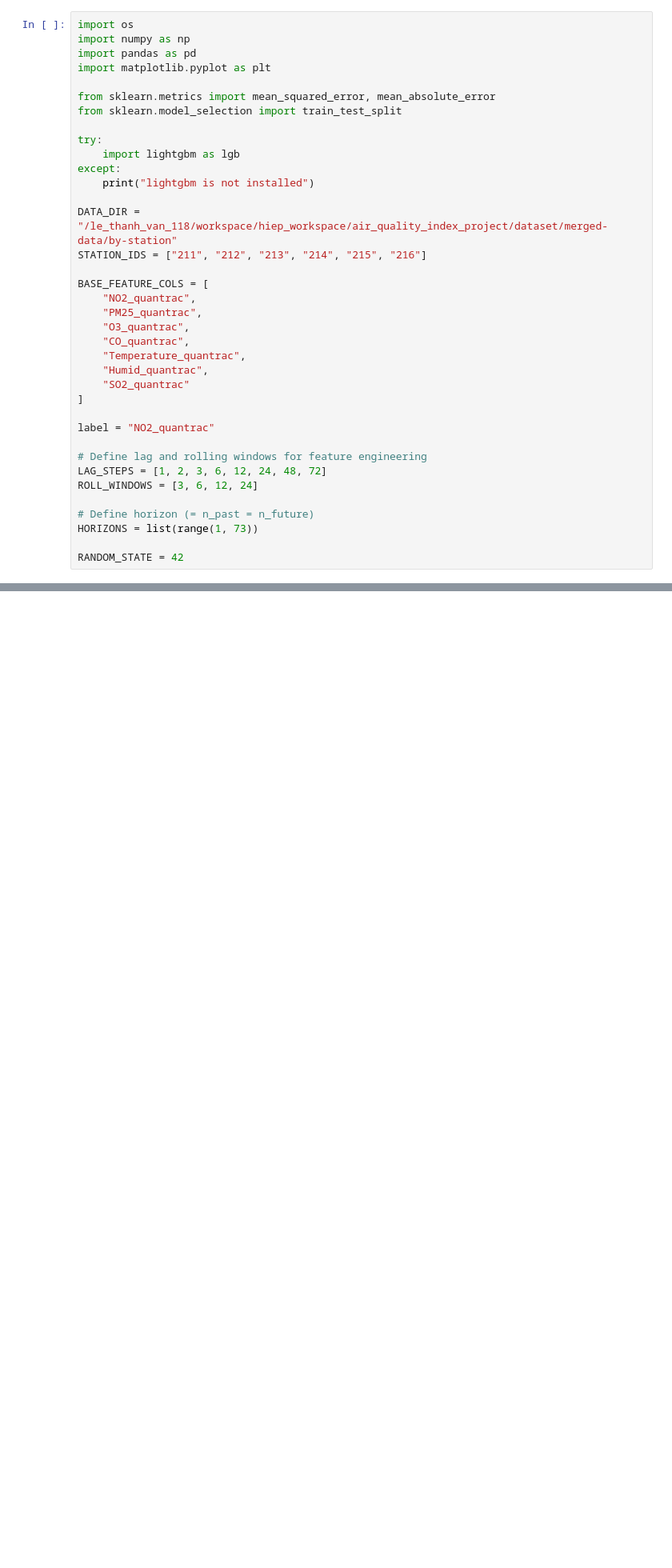
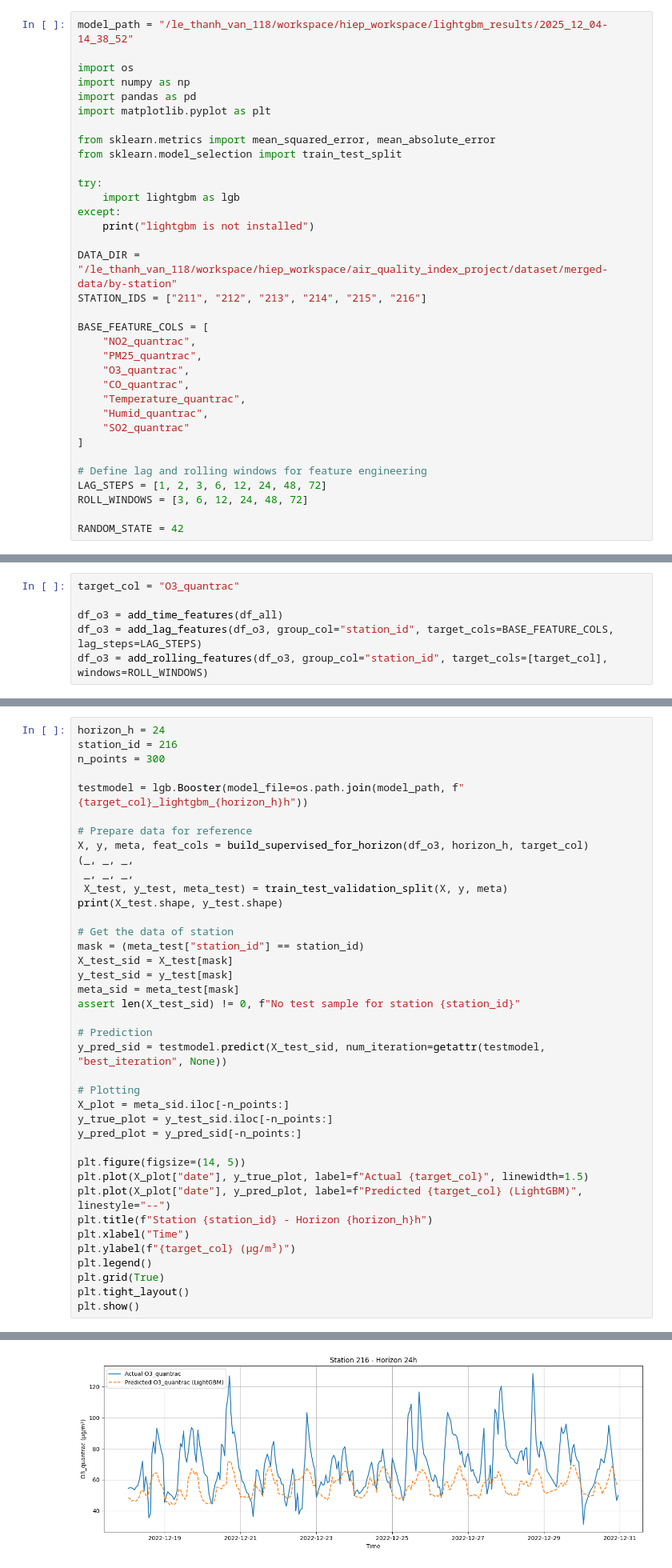
Before and after one commit to tphiepbk/air_quality_index_project, a Jupyter notebook: 11.1_aqi_lightgbm_testmodel.ipynb, the cells around one changed output, grey strips where cells are left out. Shown at 80% size. Cells and saved outputs as stored; diff of their text form; blank space fills up the shorter version.

```diff
--- a/11.1_aqi_lightgbm_testmodel.ipynb
+++ b/11.1_aqi_lightgbm_testmodel.ipynb
@@ -3,4 +3,6 @@
 # %%
+model_path = "/le_thanh_van_118/workspace/hiep_workspace/lightgbm_results/2025_12_04-14_38_52"
+
 import os
 import numpy as np
 import pandas as pd
@@ -27,14 +29,9 @@ BASE_FEATURE_COLS = [
     "SO2_quantrac"
 ]
 
-label = "NO2_quantrac"
-
 # Define lag and rolling windows for feature engineering
 LAG_STEPS = [1, 2, 3, 6, 12, 24, 48, 72]
-ROLL_WINDOWS = [3, 6, 12, 24]
-
-# Define horizon (= n_past = n_future)
-HORIZONS = list(range(1, 73))
+ROLL_WINDOWS = [3, 6, 12, 24, 48, 72]
 
 RANDOM_STATE = 42
 # %%
@@ -301,0 +193,6 @@ You can set ``predict_disable_shape_check=true`` to discard this error, but plea
+# %%
+target_col = "O3_quantrac"
+
+df_o3 = add_time_features(df_all)
+df_o3 = add_lag_features(df_o3, group_col="station_id", target_cols=BASE_FEATURE_COLS, lag_steps=LAG_STEPS)
+df_o3 = add_rolling_features(df_o3, group_col="station_id", target_cols=[target_col], windows=ROLL_WINDOWS)
@@ -301,0 +201,40 @@ You can set ``predict_disable_shape_check=true`` to discard this error, but plea
+# %%
+horizon_h = 24
+station_id = 216
+n_points = 300
+
+testmodel = lgb.Booster(model_file=os.path.join(model_path, f"{target_col}_lightgbm_{horizon_h}h"))
+
+# Prepare data for reference
+X, y, meta, feat_cols = build_supervised_for_horizon(df_o3, horizon_h, target_col)
+(_, _, _,
+ _, _, _,
+ X_test, y_test, meta_test) = train_test_validation_split(X, y, meta)
+print(X_test.shape, y_test.shape)
+
+# Get the data of station
+mask = (meta_test["station_id"] == station_id)
+X_test_sid = X_test[mask]
+y_test_sid = y_test[mask]
+meta_sid = meta_test[mask]
+assert len(X_test_sid) != 0, f"No test sample for station {station_id}"
+
+# Prediction
+y_pred_sid = testmodel.predict(X_test_sid, num_iteration=getattr(testmodel, "best_iteration", None))
+
+# Plotting
+X_plot = meta_sid.iloc[-n_points:]
+y_true_plot = y_test_sid.iloc[-n_points:]
+y_pred_plot = y_pred_sid[-n_points:]
+
+plt.figure(figsize=(14, 5))
+plt.plot(X_plot["date"], y_true_plot, label=f"Actual {target_col}", linewidth=1.5)
+plt.plot(X_plot["date"], y_pred_plot, label=f"Predicted {target_col} (LightGBM)", linestyle="--")
+plt.title(f"Station {station_id} - Horizon {horizon_h}h")
+plt.xlabel("Time")
+plt.ylabel(f"{target_col} (µg/m³)")
+plt.legend()
+plt.grid(True)
+plt.tight_layout()
+plt.show()
+# %% [output]
@@ -301,0 +242 @@ You can set ``predict_disable_shape_check=true`` to discard this error, but plea
+[figure, added]
```
Also changed, not shown: parts of 33 cells of this notebook.
